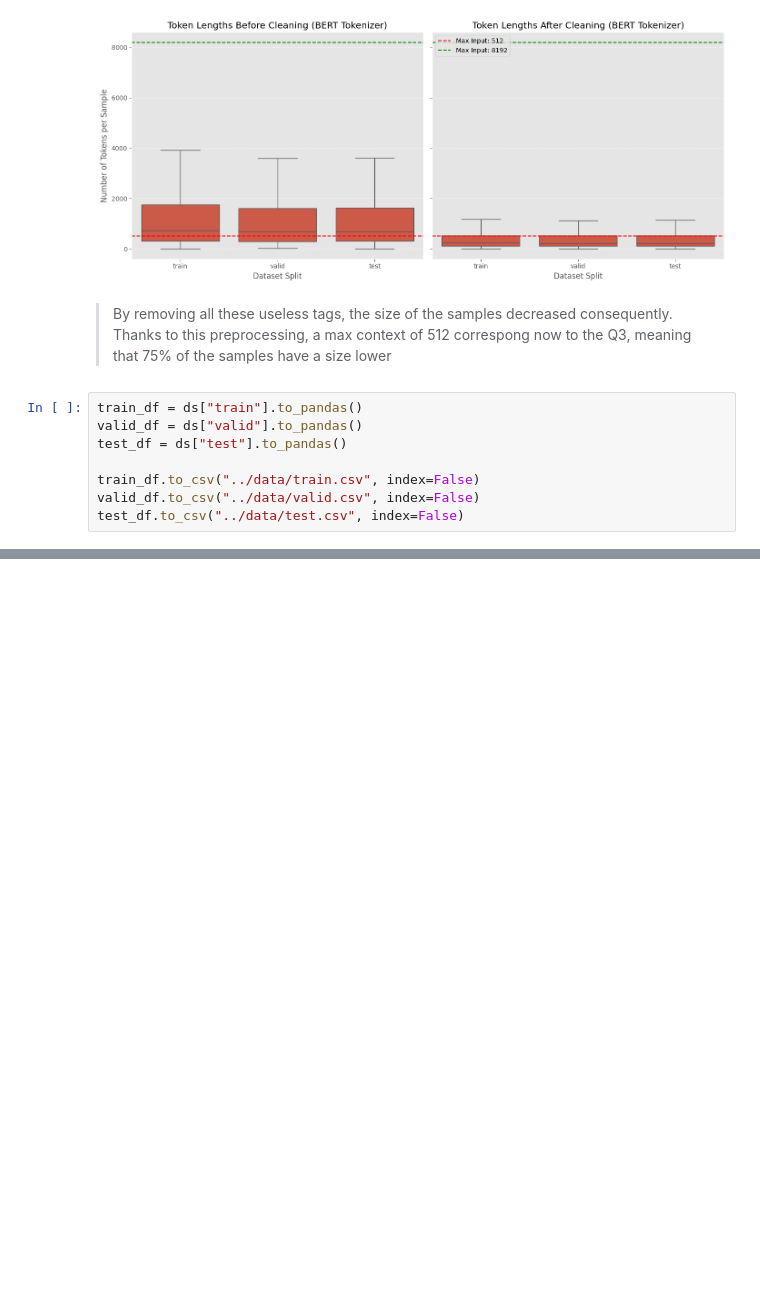
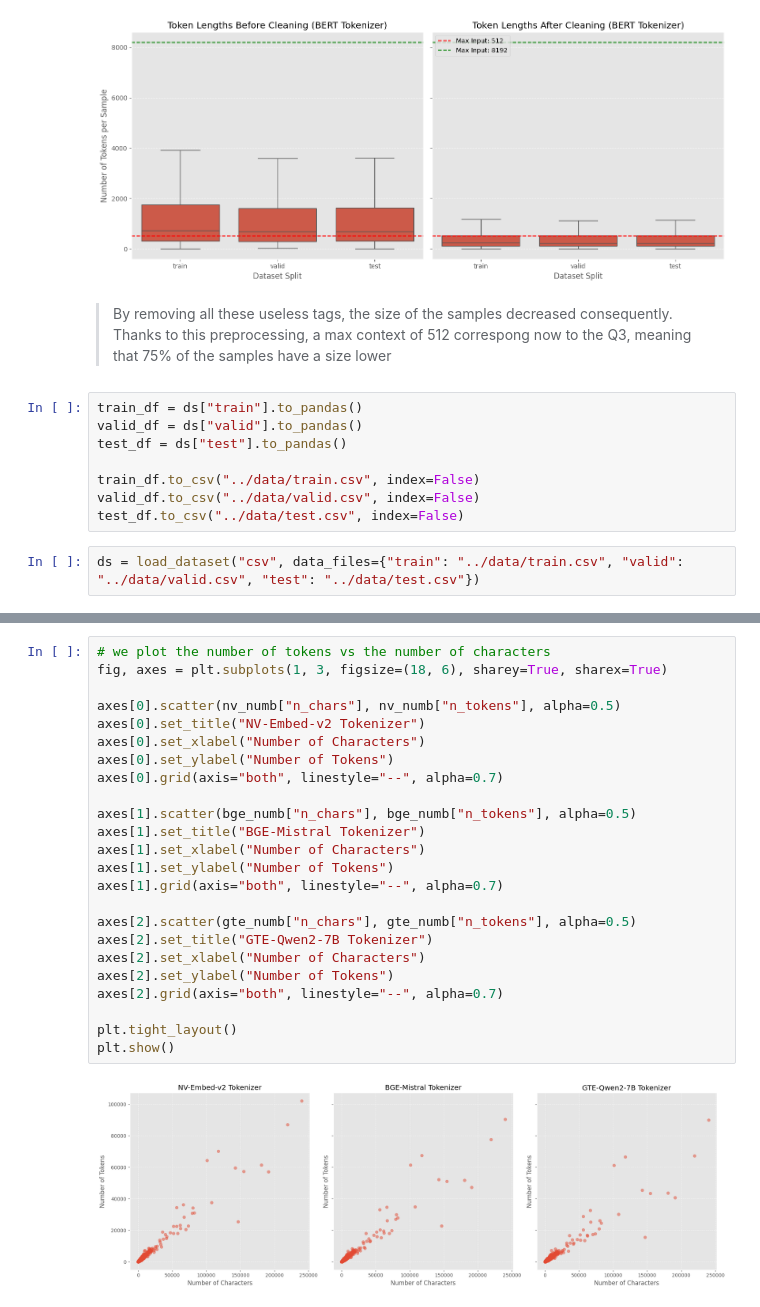
Before and after one commit to ilanaliouchouche/Github-Issues-Embeddings-Store, a Jupyter notebook: notebooks/eda.ipynb, the cells around one changed output, grey strips where cells are left out. Drawn from its saved outputs; the diff is of its cells as text; blank space fills up the shorter version.

```diff
--- a/notebooks/eda.ipynb
+++ b/notebooks/eda.ipynb
@@ -402,3 +404,5 @@ test_df = ds["test"].to_pandas()
 train_df.to_csv("../data/train.csv", index=False)
 valid_df.to_csv("../data/valid.csv", index=False)
 test_df.to_csv("../data/test.csv", index=False)
+# %%
+ds = load_dataset("csv", data_files={"train": "../data/train.csv", "valid": "../data/valid.csv", "test": "../data/test.csv"})
@@ -404,0 +529,26 @@ test_df.to_csv("../data/test.csv", index=False)
+# %%
+# we plot the number of tokens vs the number of characters
+fig, axes = plt.subplots(1, 3, figsize=(18, 6), sharey=True, sharex=True)
+
+axes[0].scatter(nv_numb["n_chars"], nv_numb["n_tokens"], alpha=0.5)
+axes[0].set_title("NV-Embed-v2 Tokenizer")
+axes[0].set_xlabel("Number of Characters")
+axes[0].set_ylabel("Number of Tokens")
+axes[0].grid(axis="both", linestyle="--", alpha=0.7)
+
+axes[1].scatter(bge_numb["n_chars"], bge_numb["n_tokens"], alpha=0.5)
+axes[1].set_title("BGE-Mistral Tokenizer")
+axes[1].set_xlabel("Number of Characters")
+axes[1].set_ylabel("Number of Tokens")
+axes[1].grid(axis="both", linestyle="--", alpha=0.7)
+
+axes[2].scatter(gte_numb["n_chars"], gte_numb["n_tokens"], alpha=0.5)
+axes[2].set_title("GTE-Qwen2-7B Tokenizer")
+axes[2].set_xlabel("Number of Characters")
+axes[2].set_ylabel("Number of Tokens")
+axes[2].grid(axis="both", linestyle="--", alpha=0.7)
+
+plt.tight_layout()
+plt.show()
+# %% [output]
+[figure, added]
```
Also changed, not shown: parts of 18 cells of this notebook.
